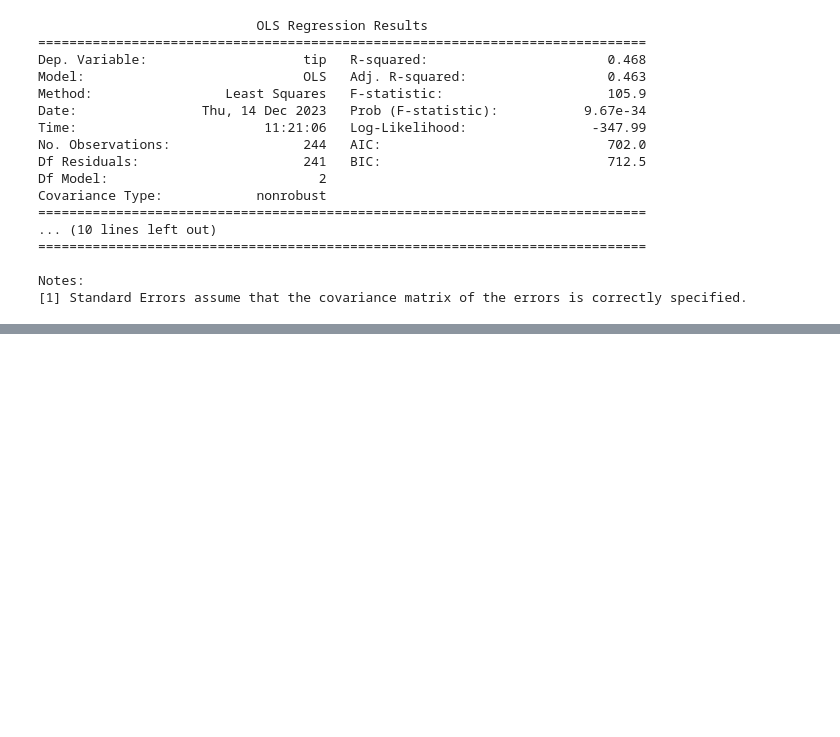
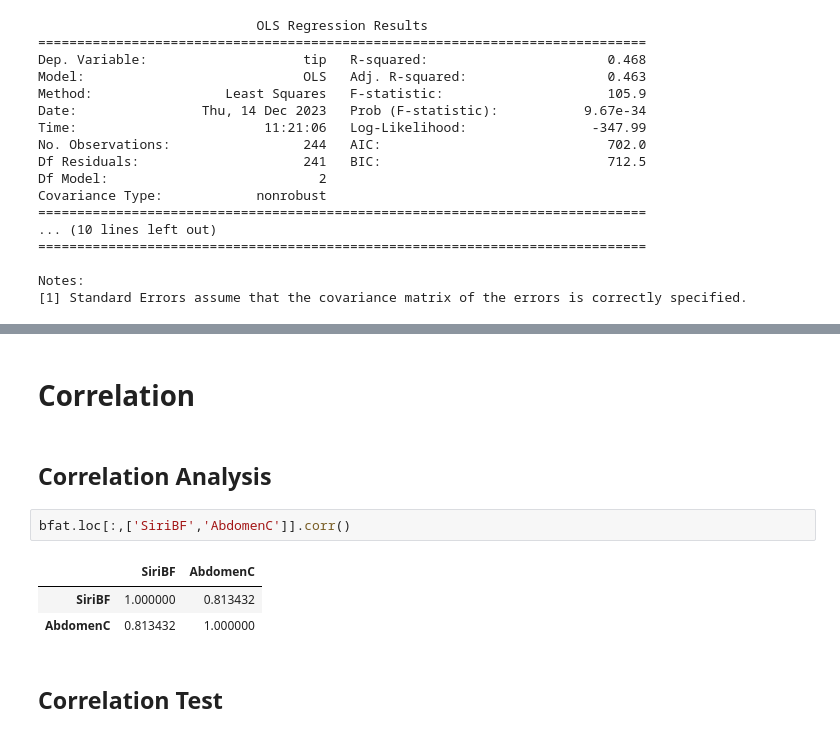
Before and after one commit to akshayyewle/Statistical-Analysis, a Jupyter notebook: 03 Statistical Tests With Python/Python Notebook.ipynb, the cells around one changed output, grey strips where cells are left out. Drawn from its saved outputs; the diff is of its cells as text; blank space fills up the shorter version.

```diff
--- a/03 Statistical Tests With Python/Python Notebook.ipynb
+++ b/03 Statistical Tests With Python/Python Notebook.ipynb
@@ -611,0 +741,12 @@ Notes:
+# %% [markdown]
+# **Correlation**
+# %% [markdown]
+## **Correlation Analysis**
+# %%
+bfat.loc[:,['SiriBF','AbdomenC']].corr()
+# %% [output]
+|  | SiriBF | AbdomenC |
+| SiriBF | 1.000000 | 0.813432 |
+| AbdomenC | 0.813432 | 1.000000 |
+# %% [markdown]
+## **Correlation Test**
```
Also changed, not shown: parts of 11 cells of this notebook, 1 other file.
